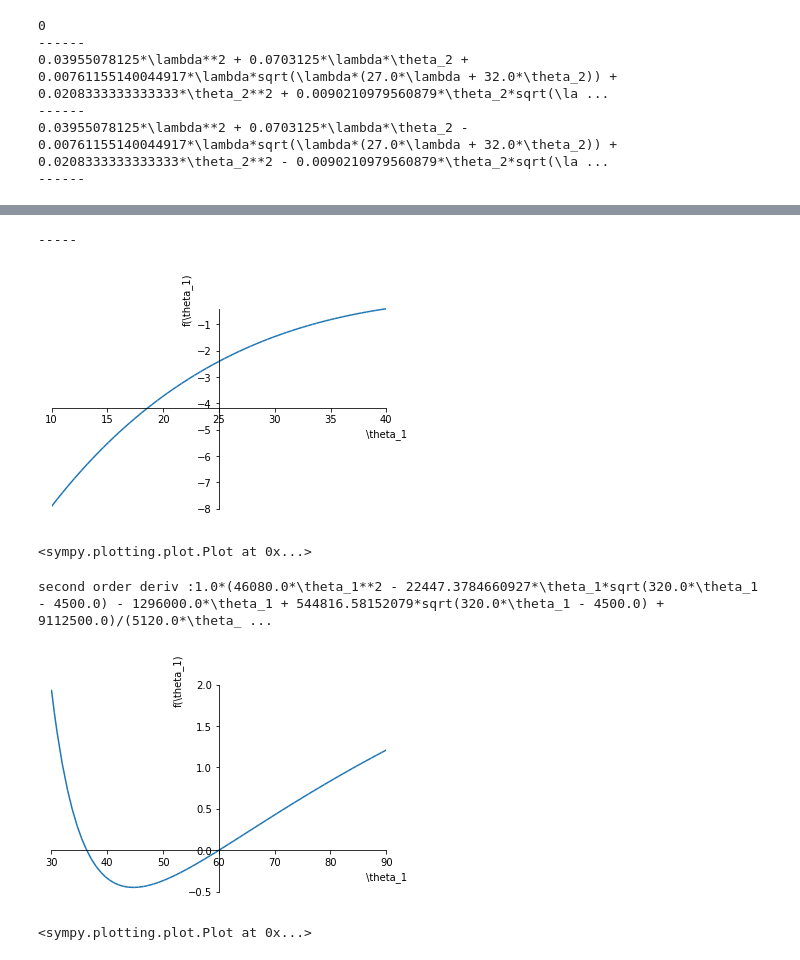
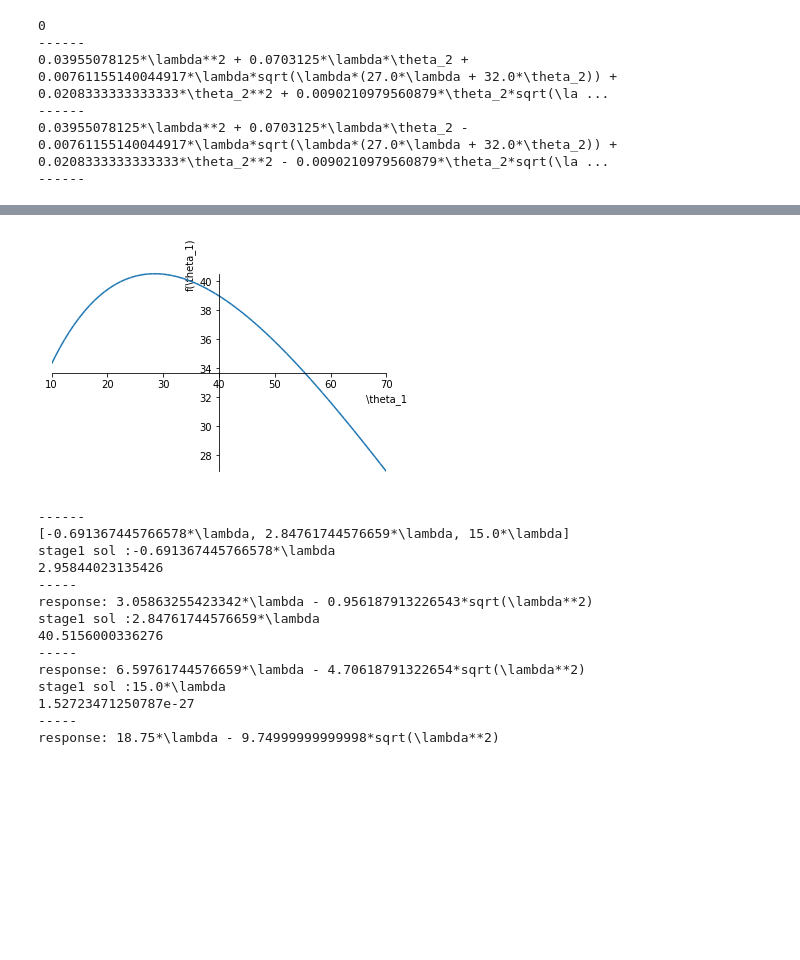
Before and after one commit to ericschulman/health_bargains, a Jupyter notebook: bargains_simplified.ipynb, the cells around one changed output, grey strips where cells are left out. Saved outputs shown, nothing was run; the diff lists cells and outputs as text; code cells hidden in the pictures; blank space fills up the shorter version.

Commit message:
working out analtyic solutions

```diff
--- a/bargains_simplified.ipynb
+++ b/bargains_simplified.ipynb
@@ -50,14 +56,14 @@ for sol in mult_sol:
 0.03955078125*\lambda**2 + 0.0703125*\lambda*\theta_2 - 0.00761155140044917*\lambda*sqrt(\lambda*(27.0*\lambda + 32.0*\theta_2)) + 0.0208333333333333*\theta_2**2 - 0.0090210979560879*\theta_2*sqrt(\la ...
 ------
 # %%
-foc =  diff(nb_objective(theta1,theta2, .5, .5, lamb, ell), theta1)
-mult_sol = simplify(solve(foc,theta1))
+foc =  diff(nb_objective(theta2,theta1, .5, .5, lamb, ell), theta2)
+mult_sol = simplify(solve(foc,theta2))
 outside = 1.5*lamb
 for sol in mult_sol:
     print '---------------'
     print 'case: %s\n'%sol,
     print '---------------'
-    plot(sol.subs({lamb:10}),(theta2,0,30))
-    print 'symmetric solution? %s'%simplify(sol.subs({theta2:1.5*lamb}))
+    plot(sol.subs({lamb:10}),(theta1,0,30))
+    print 'symmetric solution? %s'%simplify(sol.subs({theta1:1.5*lamb}))
 # %% [output]
 ---------------
@@ -84,39 +84,41 @@ plot(mult_sol[0].subs({lamb:a}),mult_sol[1].subs({lamb:a}),mult_sol[2].subs({lam
-# %%
-mult_sol = solve(foc.subs({mu1:.5, mu2:.5}),theta2)
-foc =  diff(nb_objective(theta1,theta2, .5, .5, lamb, ell), theta2)
-a = 10
-b = 70
-
-h = mult_sol[1]
-print '-----'
-obj = nb_objective(theta1, simplify(h), .5, .5,lamb,ell)
-obj = obj.subs({lamb:a, ell:b})
-plot(obj,(theta1,10,40))
-# %% [output]
------
-[figure, removed]
-<sympy.plotting.plot.Plot at 0x...>
-# %%
-foc =  diff(nb_objective(theta1,theta2, .5, .5, lamb, ell), theta1)
-h = solve(foc,theta2)
-a = 10
-
-stage1_obj = diff(nb_objective(theta1,simplify(h[1]), .5, .5, lamb, ell), theta1)
-
-second_order_deriv = simplify(12*3*6*diff(stage1_obj, theta1).subs({lamb:a}))
-print 'second order deriv :%s'%second_order_deriv
-plot(second_order_deriv, (theta1, 3*a,a*9))
-# %% [output]
-second order deriv :1.0*(46080.0*\theta_1**2 - 22447.3784660927*\theta_1*sqrt(320.0*\theta_1 - 4500.0) - 1296000.0*\theta_1 + 544816.58152079*sqrt(320.0*\theta_1 - 4500.0) + 9112500.0)/(5120.0*\theta_ ...
-[figure, removed]
-<sympy.plotting.plot.Plot at 0x...>
 # %%
-stage1_sol = solve(stage1_obj,theta1)
+foc =  diff(nb_objective(theta2,theta1, .5, .5, lamb, ell), theta2)
+mult_sol = solve(foc.subs({mu1:.5, mu2:.5}),theta2)
+a = 10
+b = 70
+
+h = mult_sol[1]
+obj = nb_objective(theta1, simplify(h), .5, .5,lamb,ell)
+plot(obj.subs({lamb:a, ell:b}),(theta1,10,70))
+print '------'
+
+stage1_sol = diff(obj,theta1)
+stage1_sol = solve(stage1_sol,theta1)
+print stage1_sol
 
 for sol in stage1_sol:
     print 'stage1 sol :%s '%sol
 
-    response = (h[1]).subs({theta1:sol})
-    plot(nb_objective(sol,response, .5, .5, lamb, b))
+    response = (h).subs({theta1:sol})
+    print simplify(nb_objective(sol,response,.5,.5,lamb, ell).subs({lamb:10}))
+    print '-----'
+
+    #plot(nb_objective(theta2, sol.subs({lamb:a}), .5, .5, a, b),(theta2,a,b))
     print 'response: %s '%response
-    plot(stage1_sol[0],response,(lamb,a,b))
+    #plot(stage1_sol[0],response,(lamb,a,b))
+# %% [output]
+[figure, added]
+------
+[-0.691367445766578*\lambda, 2.84761744576659*\lambda, 15.0*\lambda]
+stage1 sol :-0.691367445766578*\lambda
+2.95844023135426
+-----
+response: 3.05863255423342*\lambda - 0.956187913226543*sqrt(\lambda**2)
+stage1 sol :2.84761744576659*\lambda
+40.5156000336276
+-----
+response: 6.59761744576659*\lambda - 4.70618791322654*sqrt(\lambda**2)
+stage1 sol :15.0*\lambda
+1.52723471250787e-27
+-----
+response: 18.75*\lambda - 9.74999999999998*sqrt(\lambda**2)
```
Also changed, not shown: parts of 5 cells of this notebook.
